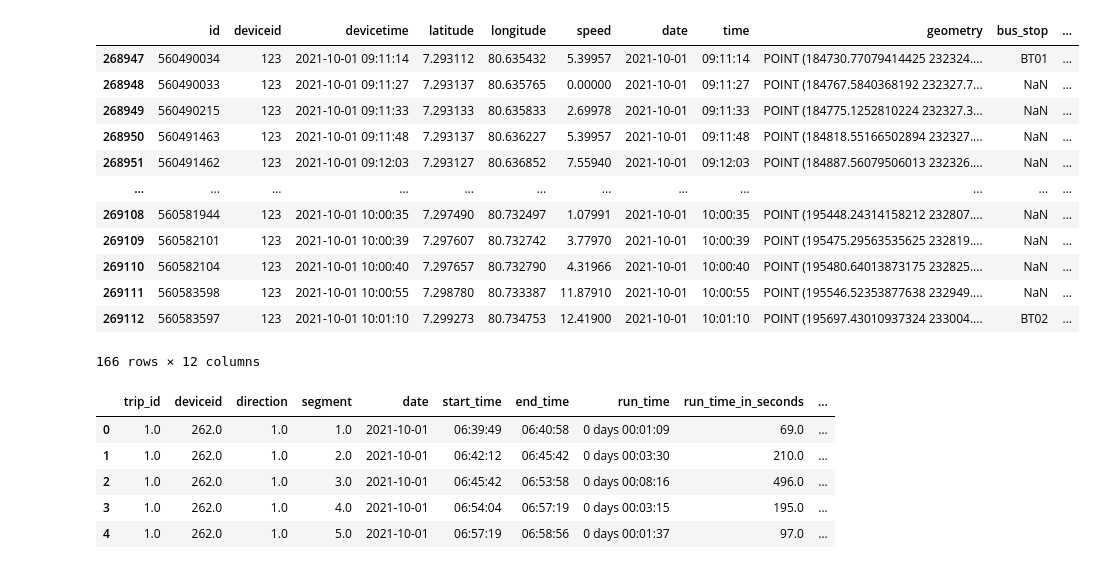
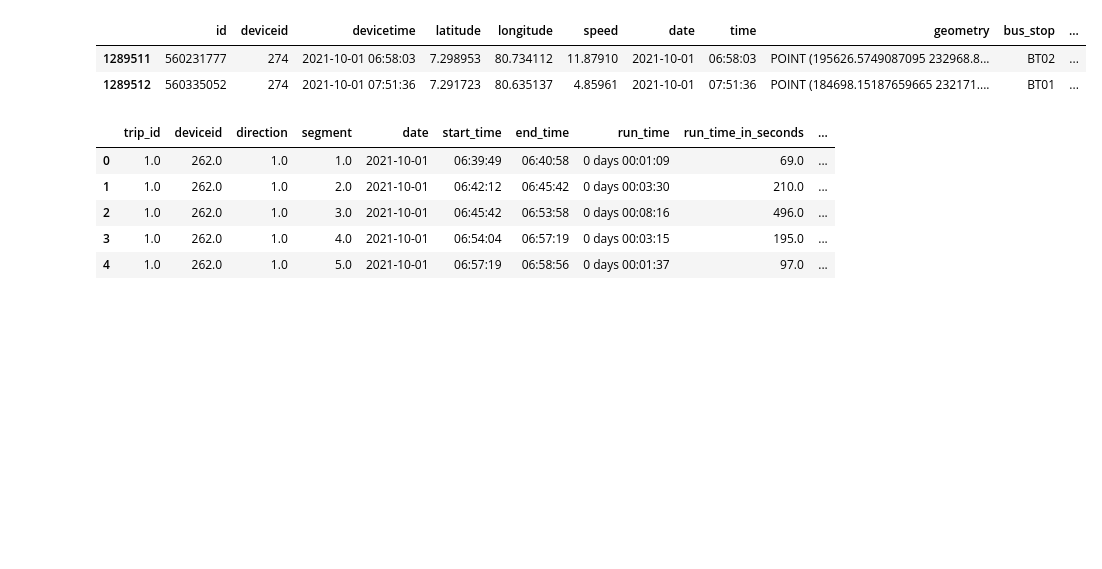
Before and after one commit to Ginushmal/DSE-Project-Bus-Arrival-time-Prediction-GRP29, a Jupyter notebook: Ginushmal/03.match_ids.ipynb, the cells around one changed output. Saved outputs shown, nothing was run; the diff lists cells and outputs as text; code cells hidden in the pictures; blank space fills up the shorter version.

```diff
--- a/Ginushmal/03.match_ids.ipynb
+++ b/Ginushmal/03.match_ids.ipynb
@@ -7,18 +7,8 @@ AyyasData=pd.read_csv('../DataOut/processed_data/bus_running_times_feature_added
 Aayyas_dwelltime_df=pd.read_csv('../DataOut/processed_data/bus_stop_times_feature_added_all.csv')
 # %%
 # get my data trip id == 4890
-Mydata[Mydata['trip_id']==2370]
+Mydata[Mydata['trip_id']==6542.0]
 # %% [output]
 |  | id | deviceid | devicetime | latitude | longitude | speed | date | time | geometry | bus_stop | ... |
-| 268947 | 560490034 | 123 | 2021-10-01 09:11:14 | 7.293112 | 80.635432 | 5.39957 | 2021-10-01 | 09:11:14 | POINT (184730.77079414425 232324.... | BT01 | ... |
-| 268948 | 560490033 | 123 | 2021-10-01 09:11:27 | 7.293137 | 80.635765 | 0.00000 | 2021-10-01 | 09:11:27 | POINT (184767.5840368192 232327.7... | NaN | ... |
-| 268949 | 560490215 | 123 | 2021-10-01 09:11:33 | 7.293133 | 80.635833 | 2.69978 | 2021-10-01 | 09:11:33 | POINT (184775.1252810224 232327.3... | NaN | ... |
-| 268950 | 560491463 | 123 | 2021-10-01 09:11:48 | 7.293137 | 80.636227 | 5.39957 | 2021-10-01 | 09:11:48 | POINT (184818.55166502894 232327.... | NaN | ... |
-| 268951 | 560491462 | 123 | 2021-10-01 09:12:03 | 7.293127 | 80.636852 | 7.55940 | 2021-10-01 | 09:12:03 | POINT (184887.56079506013 232326.... | NaN | ... |
-| ... | ... | ... | ... | ... | ... | ... | ... | ... | ... | ... | ... |
-| 269108 | 560581944 | 123 | 2021-10-01 10:00:35 | 7.297490 | 80.732497 | 1.07991 | 2021-10-01 | 10:00:35 | POINT (195448.24314158212 232807.... | NaN | ... |
-| 269109 | 560582101 | 123 | 2021-10-01 10:00:39 | 7.297607 | 80.732742 | 3.77970 | 2021-10-01 | 10:00:39 | POINT (195475.29563535625 232819.... | NaN | ... |
-| 269110 | 560582104 | 123 | 2021-10-01 10:00:40 | 7.297657 | 80.732790 | 4.31966 | 2021-10-01 | 10:00:40 | POINT (195480.64013873175 232825.... | NaN | ... |
-| 269111 | 560583598 | 123 | 2021-10-01 10:00:55 | 7.298780 | 80.733387 | 11.87910 | 2021-10-01 | 10:00:55 | POINT (195546.52353877638 232949.... | NaN | ... |
-| 269112 | 560583597 | 123 | 2021-10-01 10:01:10 | 7.299273 | 80.734753 | 12.41900 | 2021-10-01 | 10:01:10 | POINT (195697.43010937324 233004.... | BT02 | ... |
+| 1289511 | 560231777 | 274 | 2021-10-01 06:58:03 | 7.298953 | 80.734112 | 11.87910 | 2021-10-01 | 06:58:03 | POINT (195626.5749087095 232968.8... | BT02 | ... |
+| 1289512 | 560335052 | 274 | 2021-10-01 07:51:36 | 7.291723 | 80.635137 | 4.85961 | 2021-10-01 | 07:51:36 | POINT (184698.15187659665 232171.... | BT01 | ... |
-166 rows × 12 columns
```
Also changed, not shown: parts of 28 cells of this notebook, 8 other files.
